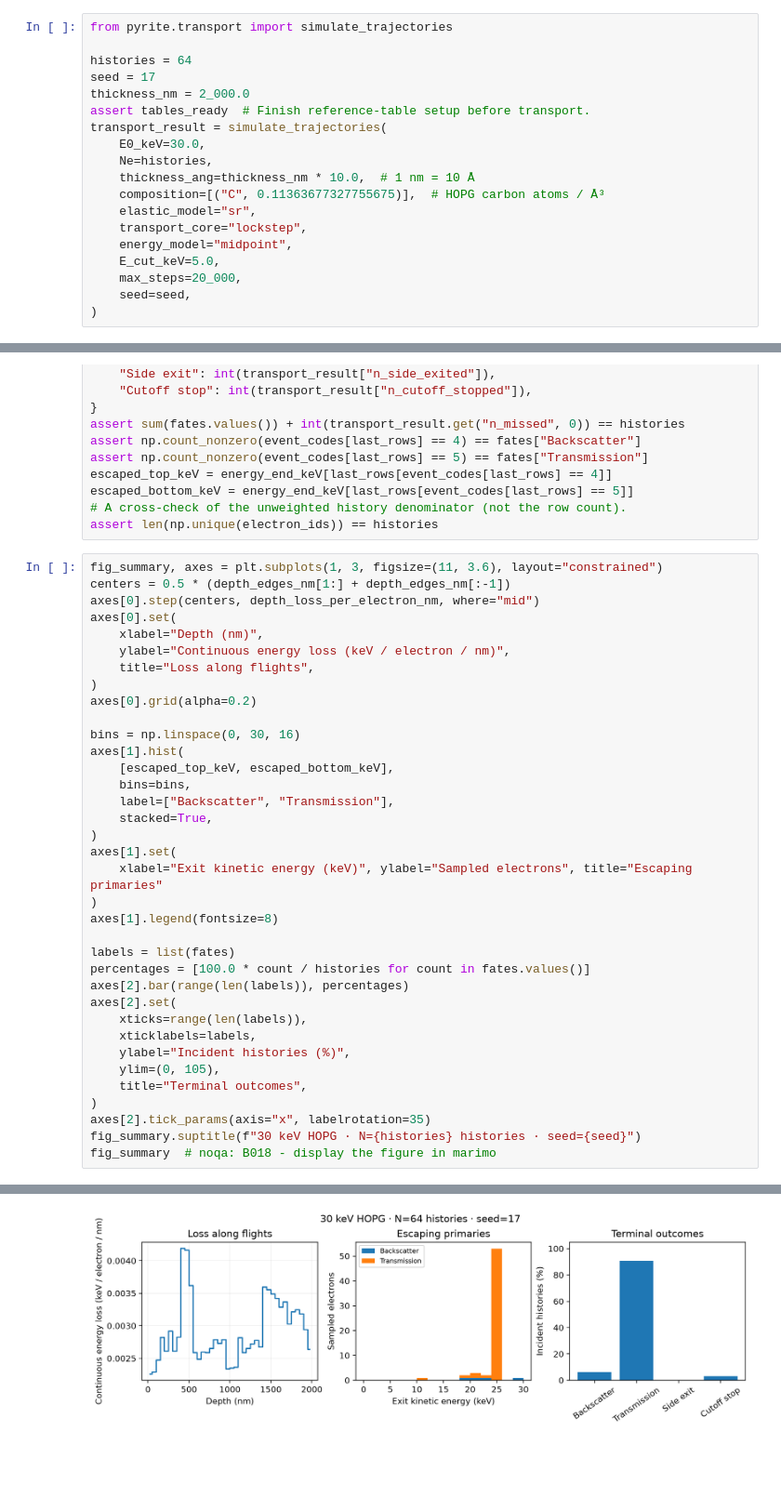
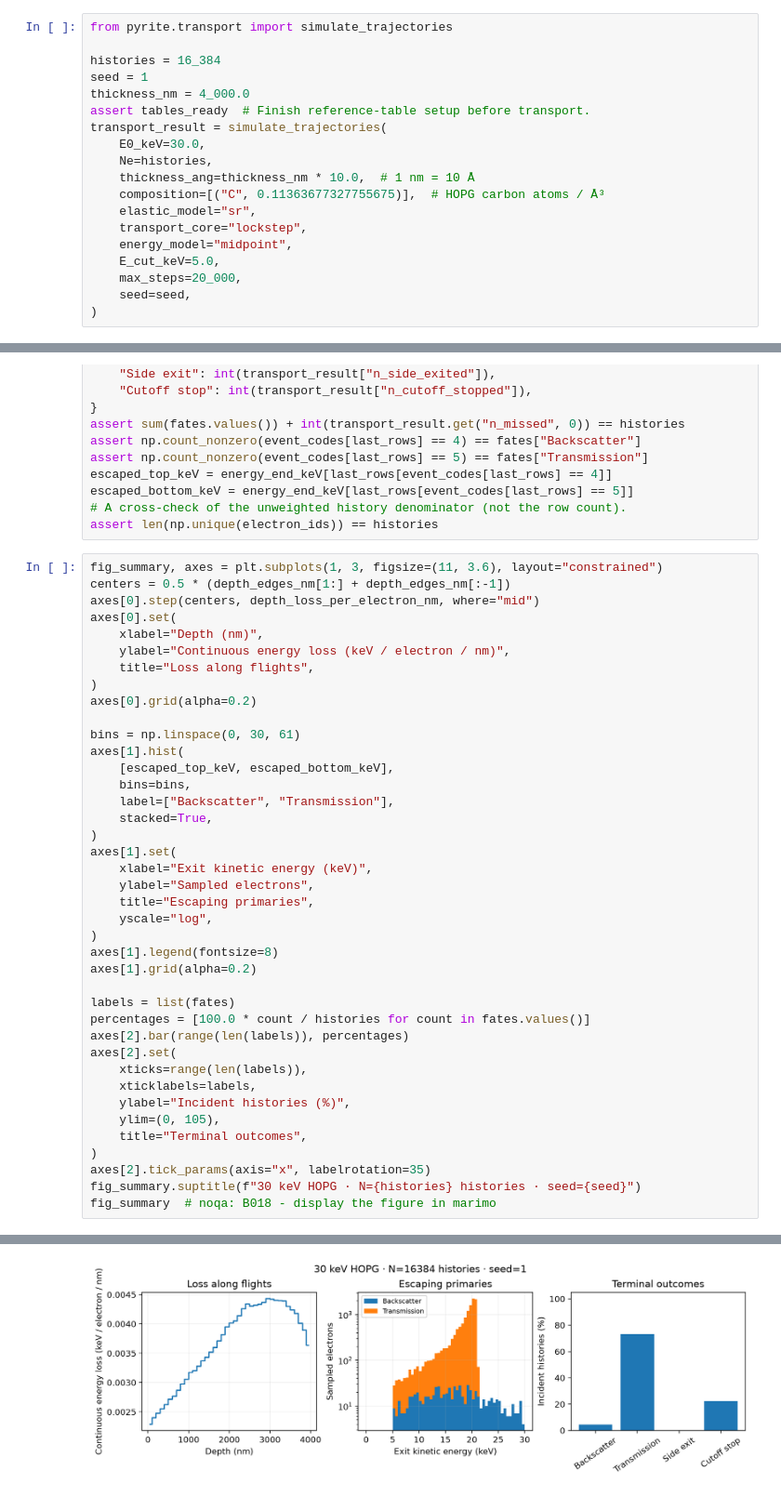
Before and after one commit to Quantum-Light-Matter-Cooperative-QLMC/pyrite, a Jupyter notebook: docs/notebooks/fundamentals/00-electron-trajectories.ipynb, the cells around one changed output, grey strips where cells are left out. Shown at 93% size. Saved outputs shown, nothing was run; the diff lists cells and outputs as text; blank space fills up the shorter version.

```diff
--- a/docs/notebooks/fundamentals/00-electron-trajectories.ipynb
+++ b/docs/notebooks/fundamentals/00-electron-trajectories.ipynb
@@ -34,9 +35,9 @@ repeatable for this backend and transport core.
 # %%
 from pyrite.transport import simulate_trajectories
 
-histories = 64
-seed = 17
-thickness_nm = 2_000.0
+histories = 16_384
+seed = 1
+thickness_nm = 4_000.0
 assert tables_ready  # Finish reference-table setup before transport.
 transport_result = simulate_trajectories(
     E0_keV=30.0,
@@ -186,7 +199,7 @@ axes[0].set(
 )
 axes[0].grid(alpha=0.2)
 
-bins = np.linspace(0, 30, 16)
+bins = np.linspace(0, 30, 61)
 axes[1].hist(
     [escaped_top_keV, escaped_bottom_keV],
     bins=bins,
@@ -194,9 +207,13 @@ axes[1].hist(
     stacked=True,
 )
 axes[1].set(
-    xlabel="Exit kinetic energy (keV)", ylabel="Sampled electrons", title="Escaping primaries"
+    xlabel="Exit kinetic energy (keV)",
+    ylabel="Sampled electrons",
+    title="Escaping primaries",
+    yscale="log",
 )
 axes[1].legend(fontsize=8)
+axes[1].grid(alpha=0.2)
 
 labels = list(fates)
 percentages = [100.0 * count / histories for count in fates.values()]
@@ -215,4 +249,4 @@ fig_summary  # noqa: B018 - display the figure in marimo
-[figure, old version]
+[figure, new version]
 # %% [markdown]
 ## How the tracks become X-ray predictions
 
```
Also changed, not shown: parts of 9 cells of this notebook, 17 other files.
